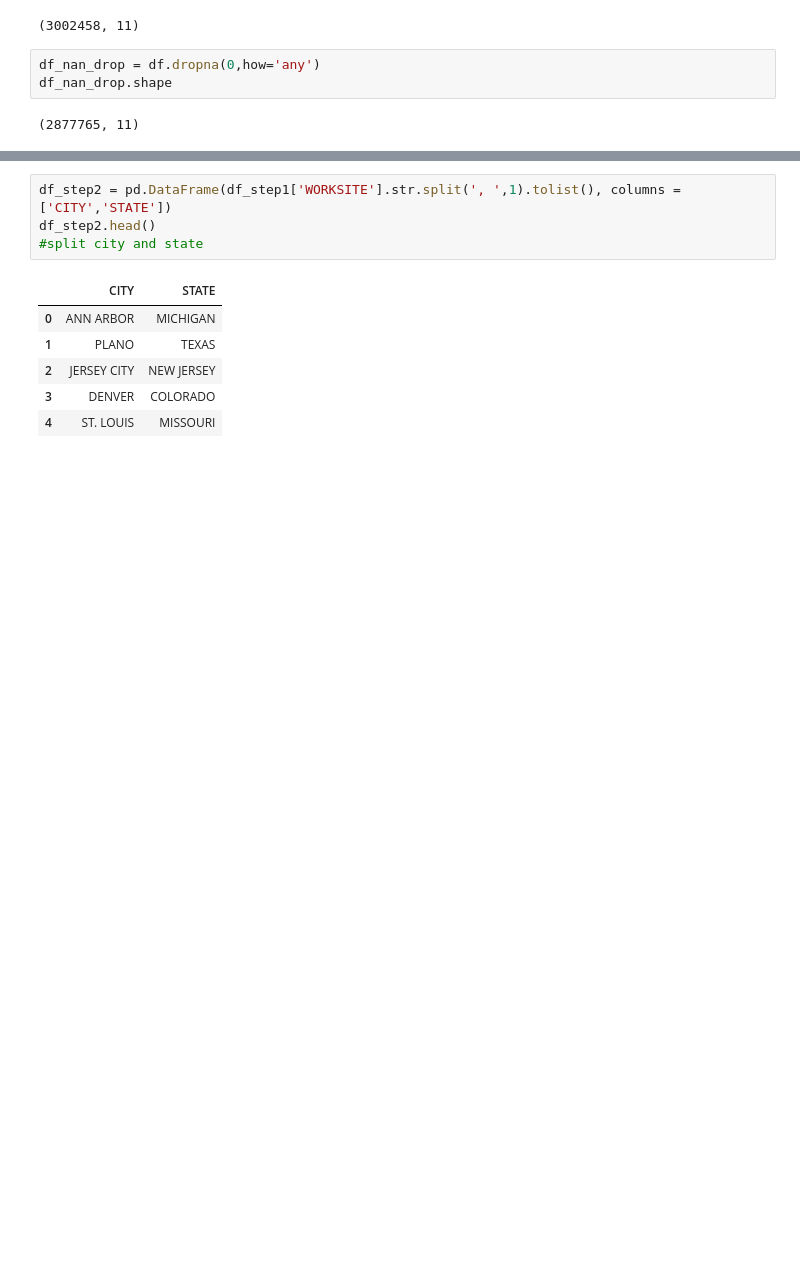
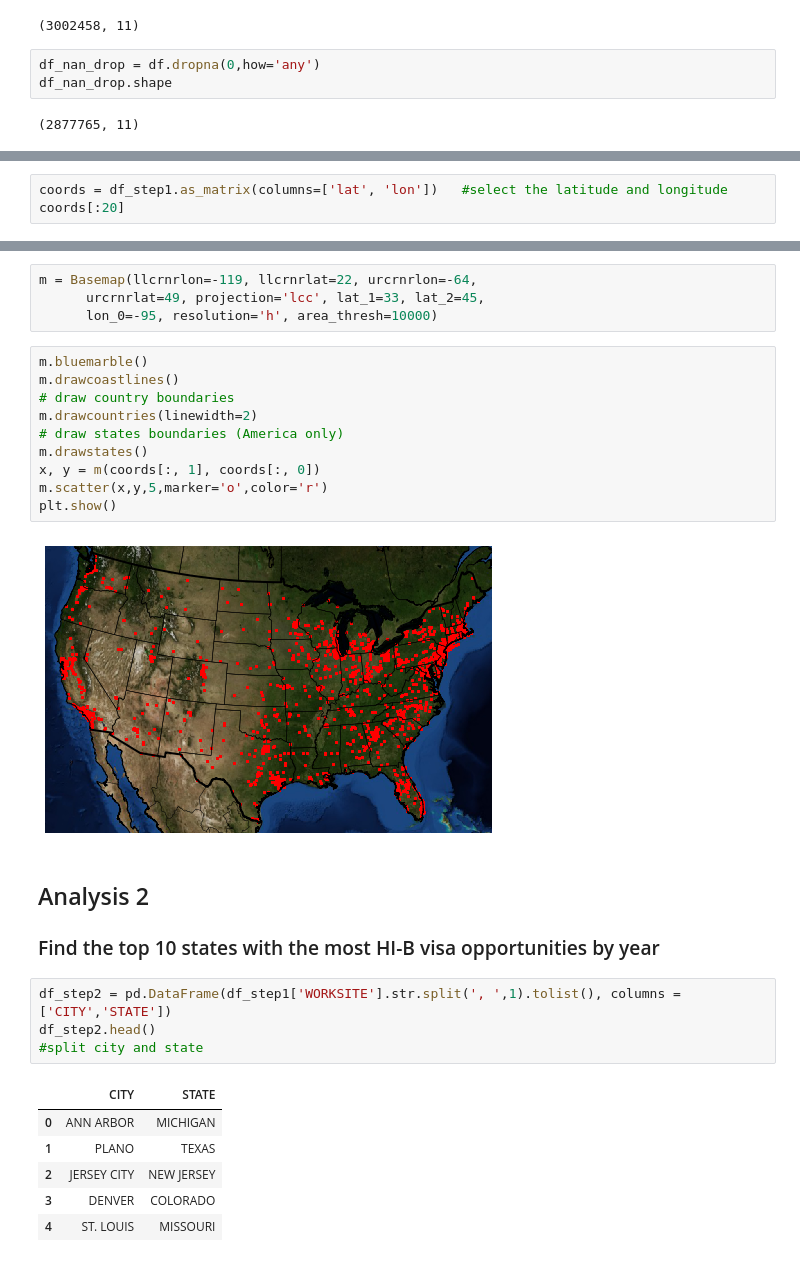
Before and after one commit to fangninghe/brahmbhatt_spandan_spring17, a Jupyter notebook: final/analysis/analysis.ipynb, the cells around one changed output, grey strips where cells are left out. Drawn from its saved outputs; the diff is of its cells as text; blank space fills up the shorter version.

```diff
--- a/final/analysis/analysis.ipynb
+++ b/final/analysis/analysis.ipynb
@@ -36,3 +35,6 @@ df_step1.head()
 | 2 | CERTIFIED-WITHDRAWN | PORTS AMERICA GROUP, INC. | CHIEF EXECUTIVES | CHIEF PROCESS OFFICER | Y | 193066 | 2016 | ... |
 | 3 | CERTIFIED-WITHDRAWN | GATES CORPORATION, A WHOLLY-OWNED... | CHIEF EXECUTIVES | REGIONAL PRESIDEN, AMERICAS | Y | 220314 | 2016 | ... |
 | 4 | WITHDRAWN | PEABODY INVESTMENTS CORP. | CHIEF EXECUTIVES | PRESIDENT MONGOLIA AND INDIA | Y | 157518.4 | 2016 | ... |
+# %%
+coords = df_step1.as_matrix(columns=['lat', 'lon'])   #select the latitude and longitude
+coords[:20]
@@ -39,3 +62,22 @@ df_step1.head()
+# %%
+m = Basemap(llcrnrlon=-119, llcrnrlat=22, urcrnrlon=-64,
+      urcrnrlat=49, projection='lcc', lat_1=33, lat_2=45,
+      lon_0=-95, resolution='h', area_thresh=10000)
+# %%
+m.bluemarble()
+m.drawcoastlines()
+# draw country boundaries
+m.drawcountries(linewidth=2)
+# draw states boundaries (America only)
+m.drawstates()
+x, y = m(coords[:, 1], coords[:, 0])
+m.scatter(x,y,5,marker='o',color='r')
+plt.show()
+# %% [output]
+[figure, added]
+# %% [markdown]
+## Analysis 2
+### Find the top 10 states with the most HI-B visa opportunities by year
 # %%
 df_step2 = pd.DataFrame(df_step1['WORKSITE'].str.split(', ',1).tolist(), columns = ['CITY','STATE'])
 df_step2.head()                                                                                           #split city and state
```
Also changed, not shown: parts of 6 cells of this notebook, 12 other files.
